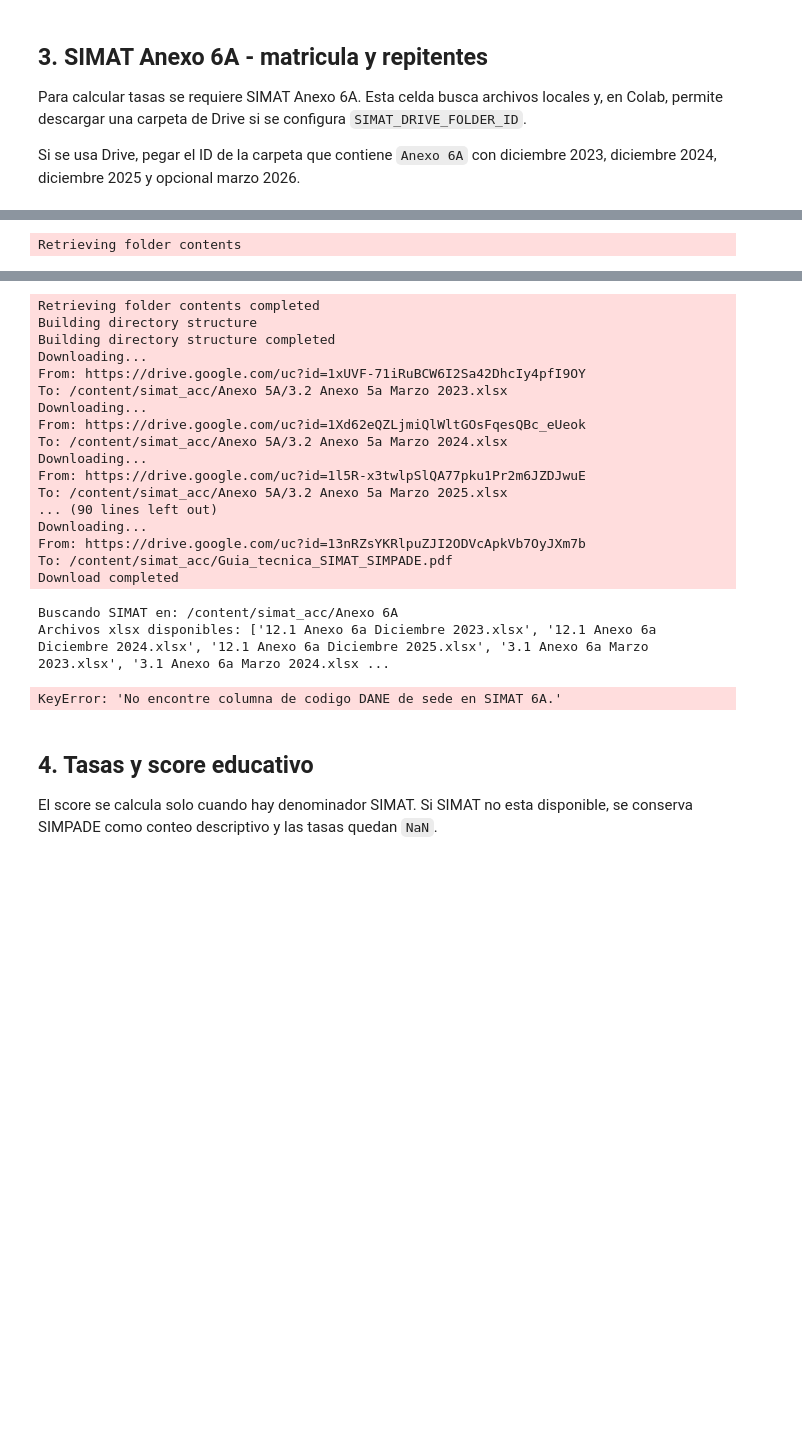
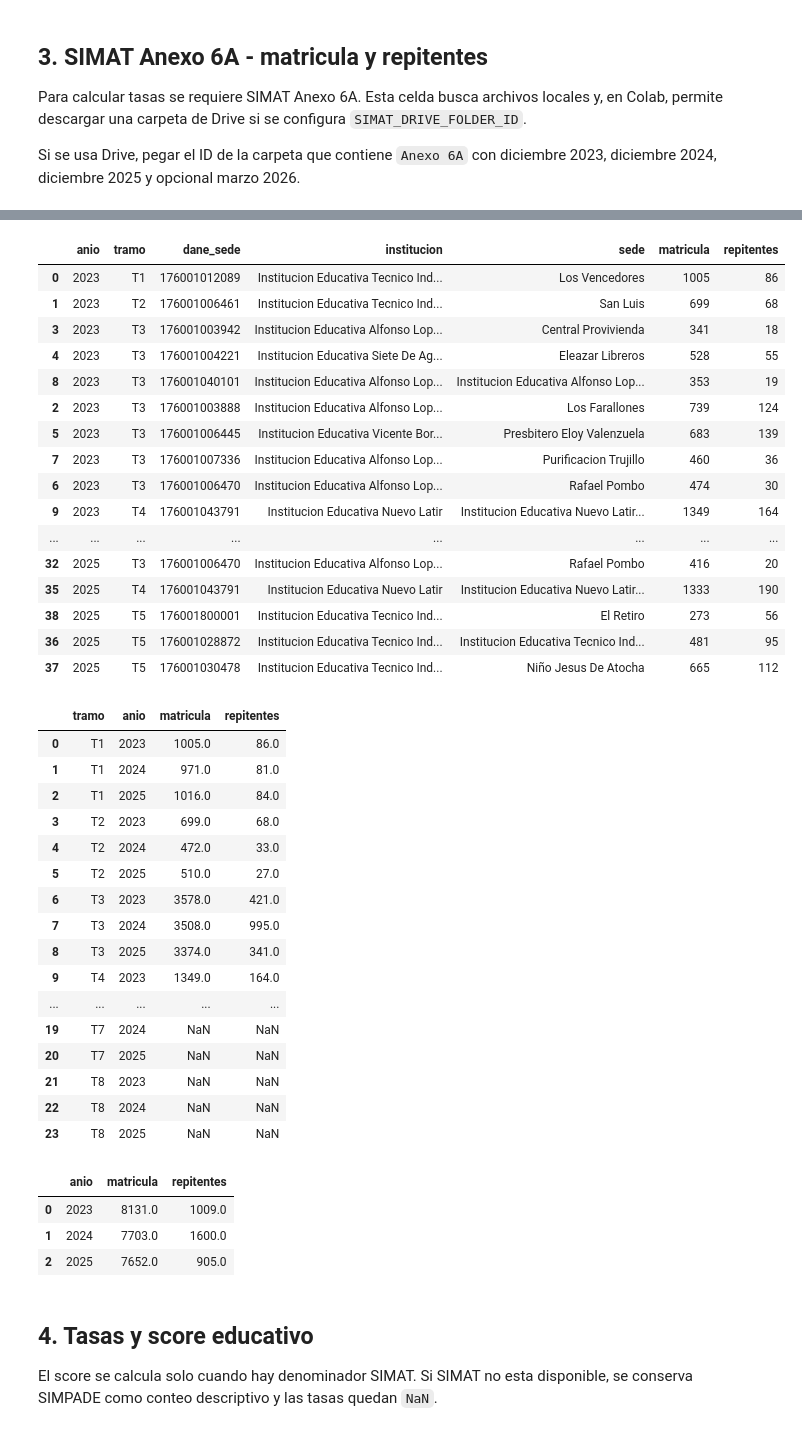
Before and after one commit to Pabandres85/Itt_repos_cali, a Jupyter notebook: notebooks/07_educacion_avenida_ciudad_de_cali.ipynb, the cells around one changed output, grey strips where cells are left out. Cells and saved outputs as stored; diff of their text form; code cells hidden in the pictures; blank space fills up the shorter version.

```diff
--- a/notebooks/07_educacion_avenida_ciudad_de_cali.ipynb
+++ b/notebooks/07_educacion_avenida_ciudad_de_cali.ipynb
@@ -400,19 +400,25 @@ def procesar_simat_6a_tramos(path_xlsx, anio, df_sedes):
     sedes = df_sedes[['tramo','dane_sede','institucion','sede']].drop_duplicates().copy()
     sedes['dane_sede'] = clean_dane_code(sedes['dane_sede'])
 
-    col_sede = next((c for c in df.columns if 'CODIGO_DANE' in c and 'SEDE' in c), None)
+    # En Anexo 6A MEN, la sede suele venir como DANE_ANTERIOR.
+    # En otros cortes/exportes puede aparecer como DANE_SEDE o CODIGO_DANE_SEDE.
+    col_sede = next((c for c in ['DANE_ANTERIOR', 'DANE_SEDE', 'CODIGO_DANE_SEDE'] if c in df.columns), None)
     if col_sede is None:
-        col_sede = next((c for c in df.columns if c in ['DANE_SEDE', 'CODIGO_DANE_SEDE']), None)
+        col_sede = next((c for c in df.columns if 'DANE' in c and 'SEDE' in c), None)
     if col_sede is None:
-        raise KeyError('No encontre columna de codigo DANE de sede en SIMAT 6A.')
+        raise KeyError(
+            'No encontre columna de codigo DANE de sede en SIMAT 6A. '
+            f'Columnas disponibles: {df.columns.tolist()[:40]}'
+        )
 
     df[col_sede] = clean_dane_code(df[col_sede])
     out = df.merge(sedes, left_on=col_sede, right_on='dane_sede', how='inner')
 
     if 'SECTOR' in out.columns:
         out = out[out['SECTOR'].astype(str).str.strip().str.upper() == 'OFICIAL'].copy()
-    if 'GRADO' in out.columns:
-        out = out[grado_valido_simat(out['GRADO'])].copy()
+    col_grado = next((c for c in ['GRADO', 'COD_GRADO'] if c in out.columns), None)
+    if col_grado is not None:
+        out = out[grado_valido_simat(out[col_grado])].copy()
 
     rep_col = 'REPITENTE' if 'REPITENTE' in out.columns else None
     g = out.groupby(['tramo','dane_sede','institucion','sede'], as_index=False).size().rename(columns={'size':'matricula'})
@@ -492 +502,0 @@ Descargando carpeta SIMAT desde Drive...
-Retrieving folder contents
@@ -510,23 +503,41 @@ Processing file 13nRZsYKRlpuZJI2ODVcApkVb7OyJXm7b Guia_tecnica_SIMAT_SIMPADE.pdf
-Retrieving folder contents completed
-Building directory structure
-Building directory structure completed
-Downloading...
-From: https://drive.google.com/uc?id=1xUVF-71iRuBCW6I2Sa42DhcIy4pfI9OY
-To: /content/simat_acc/Anexo 5A/3.2 Anexo 5a Marzo 2023.xlsx
-Downloading...
-From: https://drive.google.com/uc?id=1Xd62eQZLjmiQlWltGOsFqesQBc_eUeok
-To: /content/simat_acc/Anexo 5A/3.2 Anexo 5a Marzo 2024.xlsx
-Downloading...
-From: https://drive.google.com/uc?id=1l5R-x3twlpSlQA77pku1Pr2m6JZDJwuE
-To: /content/simat_acc/Anexo 5A/3.2 Anexo 5a Marzo 2025.xlsx
-... (90 lines left out)
-Downloading...
-From: https://drive.google.com/uc?id=13nRZsYKRlpuZJI2ODVcApkVb7OyJXm7b
-To: /content/simat_acc/Guia_tecnica_SIMAT_SIMPADE.pdf
-Download completed
-Buscando SIMAT en: /content/simat_acc/Anexo 6A
-Archivos xlsx disponibles: ['12.1 Anexo 6a Diciembre 2023.xlsx', '12.1 Anexo 6a Diciembre 2024.xlsx', '12.1 Anexo 6a Diciembre 2025.xlsx', '3.1 Anexo 6a Marzo 2023.xlsx', '3.1 Anexo 6a Marzo 2024.xlsx ...
-KeyError: 'No encontre columna de codigo DANE de sede en SIMAT 6A.'
+|  | anio | tramo | dane_sede | institucion | sede | matricula | repitentes |
+| 0 | 2023 | T1 | 176001012089 | Institucion Educativa Tecnico Ind... | Los Vencedores | 1005 | 86 |
+| 1 | 2023 | T2 | 176001006461 | Institucion Educativa Tecnico Ind... | San Luis | 699 | 68 |
+| 3 | 2023 | T3 | 176001003942 | Institucion Educativa Alfonso Lop... | Central Provivienda | 341 | 18 |
+| 4 | 2023 | T3 | 176001004221 | Institucion Educativa Siete De Ag... | Eleazar Libreros | 528 | 55 |
+| 8 | 2023 | T3 | 176001040101 | Institucion Educativa Alfonso Lop... | Institucion Educativa Alfonso Lop... | 353 | 19 |
+| 2 | 2023 | T3 | 176001003888 | Institucion Educativa Alfonso Lop... | Los Farallones | 739 | 124 |
+| 5 | 2023 | T3 | 176001006445 | Institucion Educativa Vicente Bor... | Presbitero Eloy Valenzuela | 683 | 139 |
+| 7 | 2023 | T3 | 176001007336 | Institucion Educativa Alfonso Lop... | Purificacion Trujillo | 460 | 36 |
+| 6 | 2023 | T3 | 176001006470 | Institucion Educativa Alfonso Lop... | Rafael Pombo | 474 | 30 |
+| 9 | 2023 | T4 | 176001043791 | Institucion Educativa Nuevo Latir | Institucion Educativa Nuevo Latir... | 1349 | 164 |
+| ... | ... | ... | ... | ... | ... | ... | ... |
+| 32 | 2025 | T3 | 176001006470 | Institucion Educativa Alfonso Lop... | Rafael Pombo | 416 | 20 |
+| 35 | 2025 | T4 | 176001043791 | Institucion Educativa Nuevo Latir | Institucion Educativa Nuevo Latir... | 1333 | 190 |
+| 38 | 2025 | T5 | 176001800001 | Institucion Educativa Tecnico Ind... | El Retiro | 273 | 56 |
+| 36 | 2025 | T5 | 176001028872 | Institucion Educativa Tecnico Ind... | Institucion Educativa Tecnico Ind... | 481 | 95 |
+| 37 | 2025 | T5 | 176001030478 | Institucion Educativa Tecnico Ind... | Niño Jesus De Atocha | 665 | 112 |
+|  | tramo | anio | matricula | repitentes |
+| 0 | T1 | 2023 | 1005.0 | 86.0 |
+| 1 | T1 | 2024 | 971.0 | 81.0 |
+| 2 | T1 | 2025 | 1016.0 | 84.0 |
+| 3 | T2 | 2023 | 699.0 | 68.0 |
+| 4 | T2 | 2024 | 472.0 | 33.0 |
+| 5 | T2 | 2025 | 510.0 | 27.0 |
+| 6 | T3 | 2023 | 3578.0 | 421.0 |
+| 7 | T3 | 2024 | 3508.0 | 995.0 |
+| 8 | T3 | 2025 | 3374.0 | 341.0 |
+| 9 | T4 | 2023 | 1349.0 | 164.0 |
+| ... | ... | ... | ... | ... |
+| 19 | T7 | 2024 | NaN | NaN |
+| 20 | T7 | 2025 | NaN | NaN |
+| 21 | T8 | 2023 | NaN | NaN |
+| 22 | T8 | 2024 | NaN | NaN |
+| 23 | T8 | 2025 | NaN | NaN |
+|  | anio | matricula | repitentes |
+| 0 | 2023 | 8131.0 | 1009.0 |
+| 1 | 2024 | 7703.0 | 1600.0 |
+| 2 | 2025 | 7652.0 | 905.0 |
 # %% [markdown]
 ## 4. Tasas y score educativo
 
```
Also changed, not shown: parts of 7 cells of this notebook.
